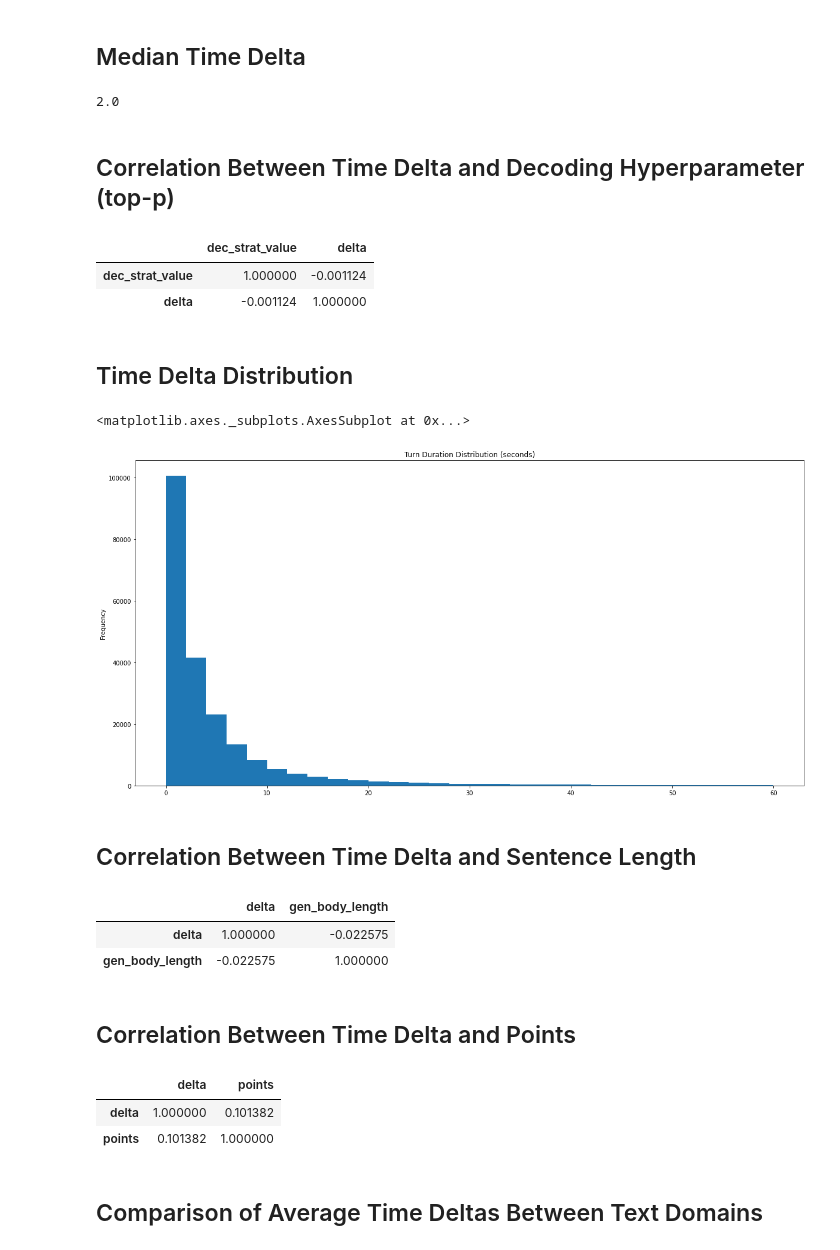
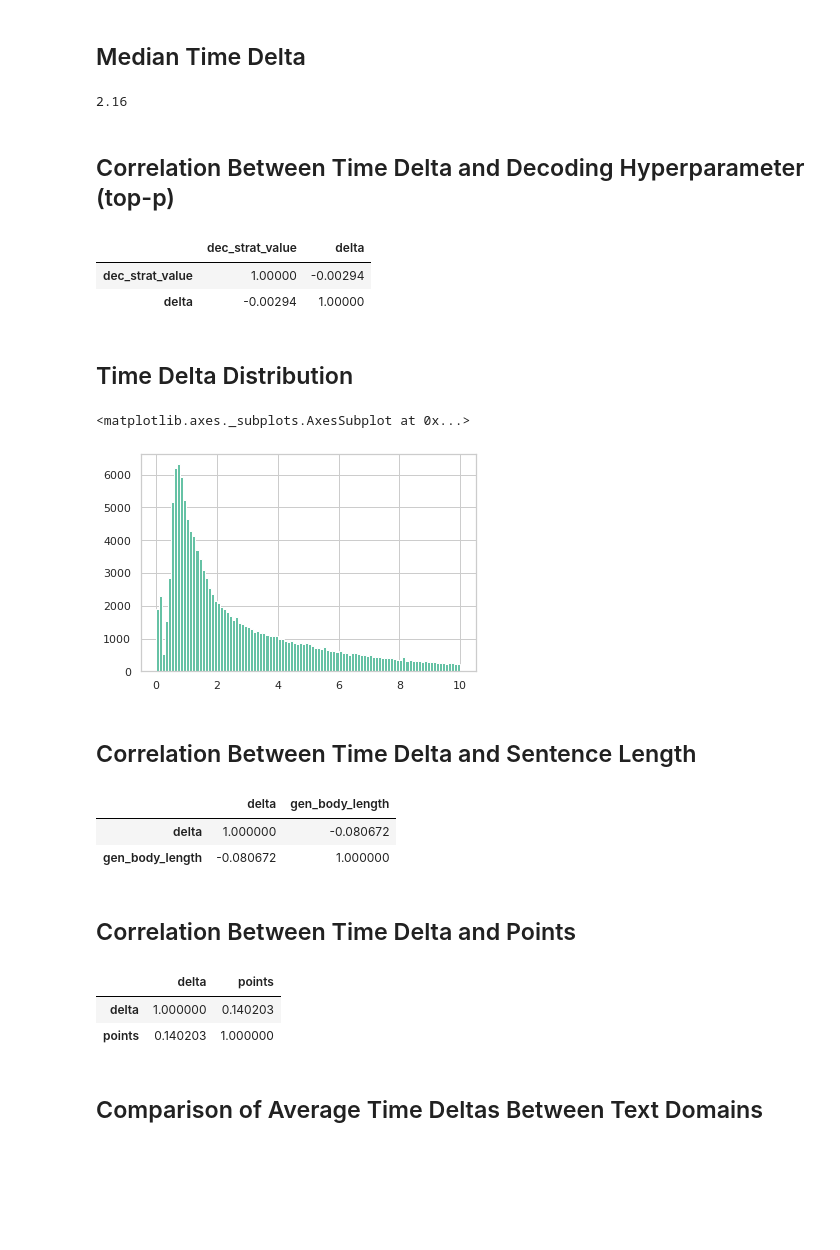
Before and after one commit to kirubarajan/roft, a Jupyter notebook: annotation/analysis/research.ipynb, the cells around one changed output. Drawn from its saved outputs; the diff is of its cells as text; code cells hidden in the pictures; blank space fills up the shorter version.

```diff
--- a/annotation/analysis/research.ipynb
+++ b/annotation/analysis/research.ipynb
@@ -167,7 +142,2 @@ Warning: total number of rows (27471) exceeds max_rows (20000). Falling back to
 # %%
-df_with_survey = full_df.join(survey_df.set_index('username'), 'username')
-df_language=df_with_survey.groupby(["username", "english"]).points.mean().reset_index()
-df_familiarity=df_with_survey.groupby(["username", "familiarity"]).points.mean().reset_index()
-
-# points_english_yes = df[df["english"] == "Yes"].groupby("username").points.mean().tolist()
-# points_english_no = df[df["english"] == "No"].groupby("username").points.mean().tolist()
+full_df = full_df.join(survey_df.set_index('username'), 'username')
@@ -211,0 +309,8 @@ plt.ylim([-0.6, 5.5])
+# %%
+## TODO: Figure out what the "decoding_strategy" and "dataset" fields actually do -- do they indicate the source generations file? If so, might be able to use to recover CTRL splits
+
+columns_to_drop = ['attention_check', 'dec_strat', 'password', 'last_login', 'is_superuser', 'is_staff', 'first_name', 'last_name', 'email', 'is_active', 'groups', 'user_permissions', 'playlist_version', 'ageed_to_research', 'dataset', 'decoding_strategy']
+full_df = full_df.drop(columns_to_drop, axis=1)
+
+full_df = full_df.rename(columns={'system':'model','playlist_name':'dataset', 'boundary':'predicted_boundary_index', 'num_sentences':'true_boundary_index'})
+full_df['true_boundary_index'] = full_df['true_boundary_index'] - 1
@@ -647,3 +766,3 @@ profile_df.is_temporary.mean()
 # %%
-timing_df = df[df.model == 'core.timestamp']
-timing_df = pd.json_normalize(timing_df.fields).rename(columns={'date': 'timestamp'}).merge(full_df, left_on='annotation', right_on='pk')
+timing_df = get_df('core.timestamp')
+timing_df = timing_df.rename(columns={'date': 'timestamp'}).merge(full_df, left_on='annotation', right_on='pk')
@@ -656,47 +769,47 @@ time_df = time_df[time_df.delta < 120]
+# %%
+timing_df['timestamp'] = pd.to_datetime(timing_df.timestamp)
+timing_df['delta'] = timing_df.timestamp - timing_df.timestamp.shift(1)
+timing_df['delta'] = timing_df.delta.dt.components.milliseconds / 1000.0 + timing_df.delta.dt.components.seconds + timing_df.delta.dt.components.minutes * 60.0
+timing_df = timing_df[timing_df.delta < 120] # TODO: Do this more properly instead of shift and filter
 # %% [markdown]
 ## Median Time Delta
 # %%
-time_df.delta.median()
+timing_df.delta.median()
 # %% [output]
-2.0
+2.16
 # %% [markdown]
 ## Correlation Between Time Delta and Decoding Hyperparameter (top-p)
 # %%
-time_df[['dec_strat_value', 'delta']].corr()
+timing_df[['dec_strat_value', 'delta']].corr()
 # %% [output]
 |  | dec_strat_value | delta |
-| dec_strat_value | 1.000000 | -0.001124 |
-| delta | -0.001124 | 1.000000 |
+| dec_strat_value | 1.00000 | -0.00294 |
+| delta | -0.00294 | 1.00000 |
 # %% [markdown]
 ## Time Delta Distribution
 # %%
-time_df.delta.plot(
-    kind='hist',
-    range=(0, 60),
-    bins=30,
-    figsize=(20, 10),
-    title=('Turn Duration Distribution (seconds)')
-  )
+timing_df.delta.hist(bins=100, range=(0,10))
+#plot( kind='hist',    range=(0, 60),    bins=30,    figsize=(20, 10),    title=('Turn Duration Distribution (seconds)')  )
 # %% [output]
 <matplotlib.axes._subplots.AxesSubplot at 0x...>
-[figure, old version]
+[figure, new version]
 # %% [markdown]
 ## Correlation Between Time Delta and Sentence Length
 # %%
-time_df['gen_body_length'] = time_df.gen_body.str.len()
-time_df.groupby('annotation').agg({'delta': 'sum', 'gen_body_length': 'mean'}).corr()
+timing_df['gen_body_length'] = timing_df.gen_body.str.len()
+timing_df.groupby('annotation').agg({'delta': 'sum', 'gen_body_length': 'mean'}).corr()
 # %% [output]
 |  | delta | gen_body_length |
-| delta | 1.000000 | -0.022575 |
-| gen_body_length | -0.022575 | 1.000000 |
+| delta | 1.000000 | -0.080672 |
+| gen_body_length | -0.080672 | 1.000000 |
 # %% [markdown]
 ## Correlation Between Time Delta and Points
 # %%
-time_df.groupby('annotation').agg({'delta': 'sum', 'points': 'mean'}).corr()
+timing_df.groupby('annotation').agg({'delta': 'sum', 'points': 'mean'}).corr()
 # %% [output]
 |  | delta | points |
-| delta | 1.000000 | 0.101382 |
-| points | 0.101382 | 1.000000 |
+| delta | 1.000000 | 0.140203 |
+| points | 0.140203 | 1.000000 |
 # %% [markdown]
 ## Comparison of Average Time Deltas Between Text Domains
 # %%
```
Also changed, not shown: parts of 63 cells of this notebook.
